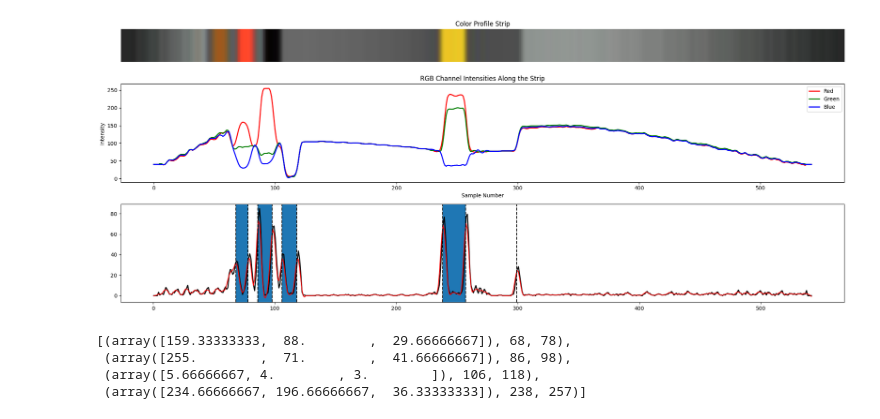
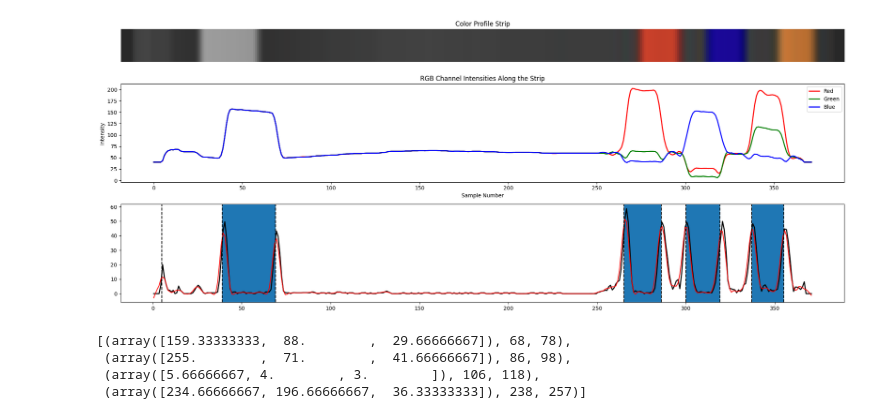
Before and after one commit to TheTrustyPwo/Cyberthon, a Jupyter notebook: Data Science/Resistors/main.ipynb, the cells around one changed output. Saved outputs shown, nothing was run; the diff lists cells and outputs as text; code cells hidden in the pictures.

```diff
--- a/Data Science/Resistors/main.ipynb
+++ b/Data Science/Resistors/main.ipynb
@@ -244,15 +243,15 @@ def plot_color_strip(sampled_colors):
     plt.tight_layout()
     plt.show()
 # %%
-samples = get_points(cv2.imread('images/0000.jpg'))
+samples = get_points(cv2.imread('images/0038.jpg'))
 samples = smoothen(samples, window_size=3)
 all_below_15 = np.all(samples < 40, axis=1)
 non_removed_idxs = np.where(~all_below_15)[0]
 samples = samples[non_removed_idxs[0]:non_removed_idxs[-1] + 1]
 samples = np.vstack((np.full((5, 3), 40), samples, np.full((5, 3), 40)))
 plot_color_strip(samples)
 # %% [output]
-[figure, old version]
+[figure, new version]
 # %%
 find_bands(cv2.imread('images/0000.jpg'))
 # %% [output]
```
Also changed, not shown: parts of 11 cells of this notebook, 3 other files.
